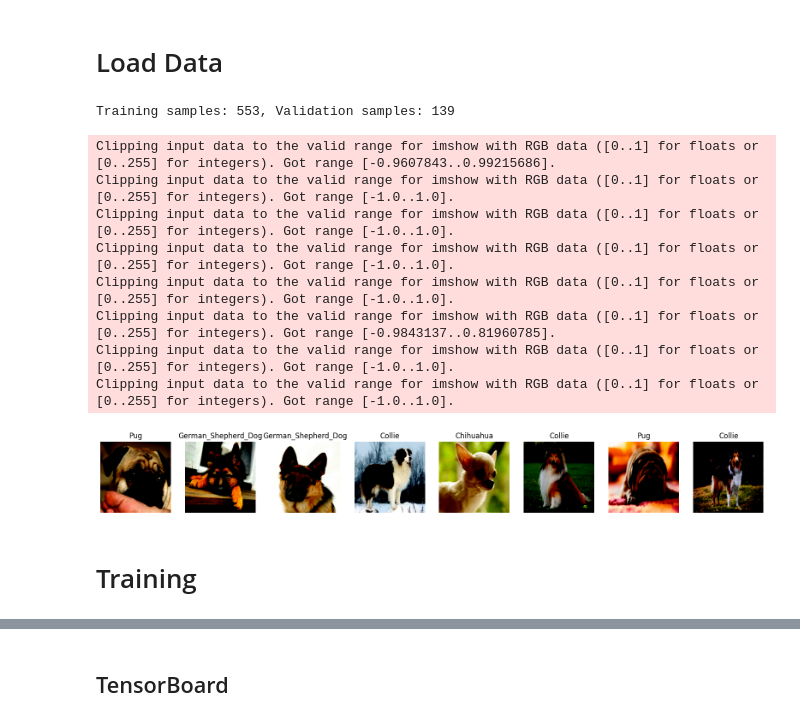
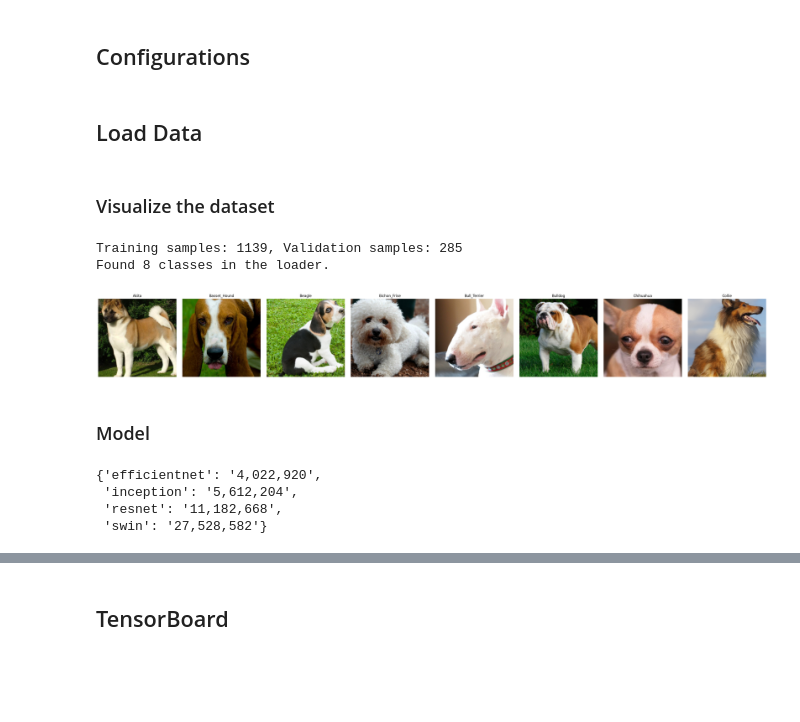
Before and after one commit to anhkhoa706/python-for-dl-homework, a Jupyter notebook: week09/tranferlearning.ipynb, the cells around one changed output, grey strips where cells are left out. Cells and saved outputs as stored; diff of their text form; code cells hidden in the pictures; blank space fills up the shorter version.

Commit message:
Expand model selection and re-crawl dataset for fair architectural comparison - week09

```diff
--- a/week09/tranferlearning.ipynb
+++ b/week09/tranferlearning.ipynb
@@ -37,0 +138,2 @@ def download_images(breed, num_images=150):
+# %% [markdown]
+## Configurations
@@ -38,2 +153,2 @@ def download_images(breed, num_images=150):
 # %% [markdown]
-# Load Data
+## Load Data
@@ -49 +155,29 @@ DEVICE = torch.device("cuda" if torch.cuda.is_available() else "cpu")
+# %%
+def get_transforms(input_size=224, mean=(0.5,0.5,0.5), std=(0.5,0.5,0.5)):
+    """
+    Returns a tuple (train_transform, val_transform).
+    train_transform includes strong augmentations; val_transform is just resize & center-crop.
+    """
+    train_transform = transforms.Compose([
+        transforms.RandomResizedCrop(input_size, scale=(0.6, 1.0), ratio=(0.75, 1.33)),
+        transforms.RandomHorizontalFlip(p=0.5),
+        transforms.RandomRotation(degrees=15),
+        transforms.RandomApply([
+            transforms.ColorJitter(brightness=0.5, contrast=0.5, saturation=0.5, hue=0.2)
+        ], p=0.8),
+        transforms.RandomAutocontrast(p=0.5),
+        transforms.RandomAffine(degrees=0, translate=(0.1, 0.1), scale=(0.8, 1.2), shear=10),
+        transforms.RandomErasing(p=0.6, scale=(0.02, 0.2), ratio=(0.3, 3.3)),
+        transforms.ToTensor(),
+        transforms.Normalize(mean, std),
+    ])
+
+    val_transform = transforms.Compose([
+        transforms.Resize(int(input_size * 256 / 224)),
+        transforms.CenterCrop(input_size),
+        transforms.ToTensor(),
+        transforms.Normalize(mean, std),
+    ])
+
+    return train_transform, val_transform
 # %%
@@ -72,13 +211,3 @@ def load_data(data_dir, batch_size):
     return train_loader, val_loader, class_names
-# %%
-def visualize_data(train_loader, class_names):
-    """Visualize a batch of images from the training set."""
-    data_iter = iter(train_loader)
-    images, labels = next(data_iter)
-    fig, axes = plt.subplots(1, 8, figsize=(20, 5))
-    for i in range(8):
-        ax = axes[i]
-        ax.imshow(images[i].permute(1, 2, 0).numpy())
-        ax.set_title(class_names[labels[i]])
-        ax.axis('off')
-    plt.show()
+# %% [markdown]
+### Visualize the dataset
@@ -85,17 +263,12 @@ def visualize_data(train_loader, class_names):
 # %%
 # Try to load the dataset and visualize it
-train_loader, val_loader, class_names = load_data(DATA_DIR, BATCH_SIZE)
+train_loader, val_loader, class_names = load_data(data_dir=DATA_DIR, batch_size=BATCH_SIZE, input_size=INPUT_SIZE, mean=MEAN, std=STD)
+
+# Visualize the data, each class one image
 visualize_data(train_loader, class_names)
 # %% [output]
-Training samples: 553, Validation samples: 139
+Training samples: 1139, Validation samples: 285
+Found 8 classes in the loader.
-Clipping input data to the valid range for imshow with RGB data ([0..1] for floats or [0..255] for integers). Got range [-0.9607843..0.99215686].
-Clipping input data to the valid range for imshow with RGB data ([0..1] for floats or [0..255] for integers). Got range [-1.0..1.0].
-Clipping input data to the valid range for imshow with RGB data ([0..1] for floats or [0..255] for integers). Got range [-1.0..1.0].
-Clipping input data to the valid range for imshow with RGB data ([0..1] for floats or [0..255] for integers). Got range [-1.0..1.0].
-Clipping input data to the valid range for imshow with RGB data ([0..1] for floats or [0..255] for integers). Got range [-1.0..1.0].
-Clipping input data to the valid range for imshow with RGB data ([0..1] for floats or [0..255] for integers). Got range [-0.9843137..0.81960785].
-Clipping input data to the valid range for imshow with RGB data ([0..1] for floats or [0..255] for integers). Got range [-1.0..1.0].
-Clipping input data to the valid range for imshow with RGB data ([0..1] for floats or [0..255] for integers). Got range [-1.0..1.0].
-[figure, old version]
+[figure, new version]
 # %% [markdown]
-# Training
+### Model
@@ -101,0 +352,11 @@ Clipping input data to the valid range for imshow with RGB data ([0..1] for floa
+# %%
+# Usage
+from pprint import pprint
+
+param_summary = summarize_all_models(NUM_CLASSES, DEVICE)
+pprint({k: f"{v:,}" for k, v in param_summary.items()})
+# %% [output]
+{'efficientnet': '4,022,920',
+ 'inception': '5,612,204',
+ 'resnet': '11,182,668',
+ 'swin': '27,528,582'}
```
Also changed, not shown: parts of 30 cells of this notebook.
